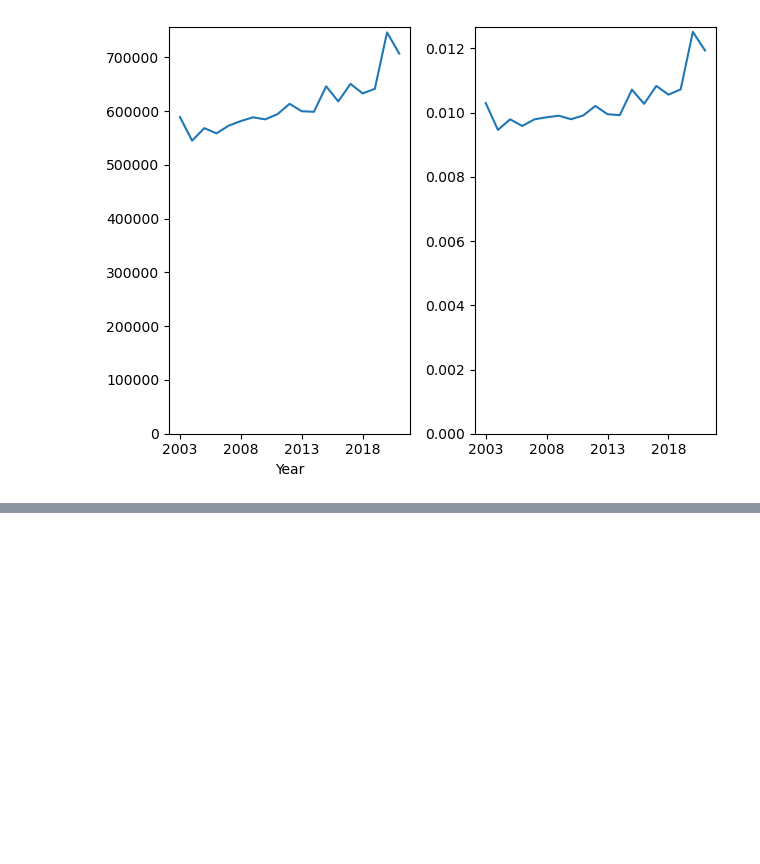
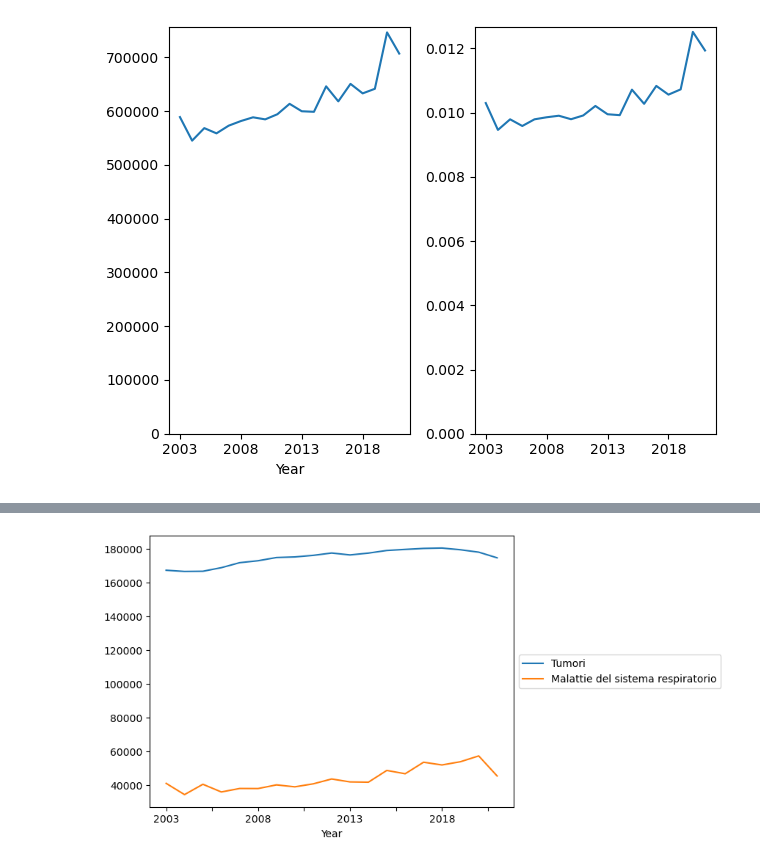
Before and after one commit to CapraCampa/Progetto-Visualizzazione-Scientifica, a Jupyter notebook: Grafici.ipynb, the cells around one changed output, grey strips where cells are left out. Cells and saved outputs as stored; diff of their text form; code cells hidden in the pictures; blank space fills up the shorter version.

```diff
--- a/Grafici.ipynb
+++ b/Grafici.ipynb
@@ -187,0 +206,7 @@ plt.show()
+# %%
+cause_morte_years_più_morti=cause_morte_years[["Tumori","Malattie del sistema respiratorio"]]
+cause_morte_years_più_morti.plot.line()
+plt.legend(loc='center left', bbox_to_anchor=(1, 0.5))
+plt.show()
+# %% [output]
+[figure, added]
```
Also changed, not shown: parts of 13 cells of this notebook, 7 other files.
